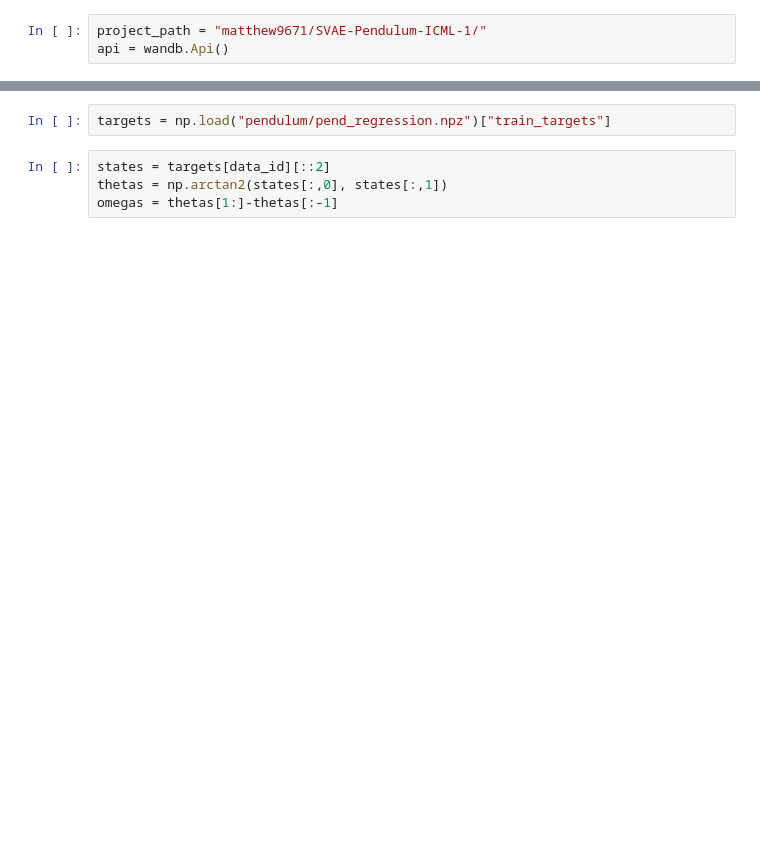
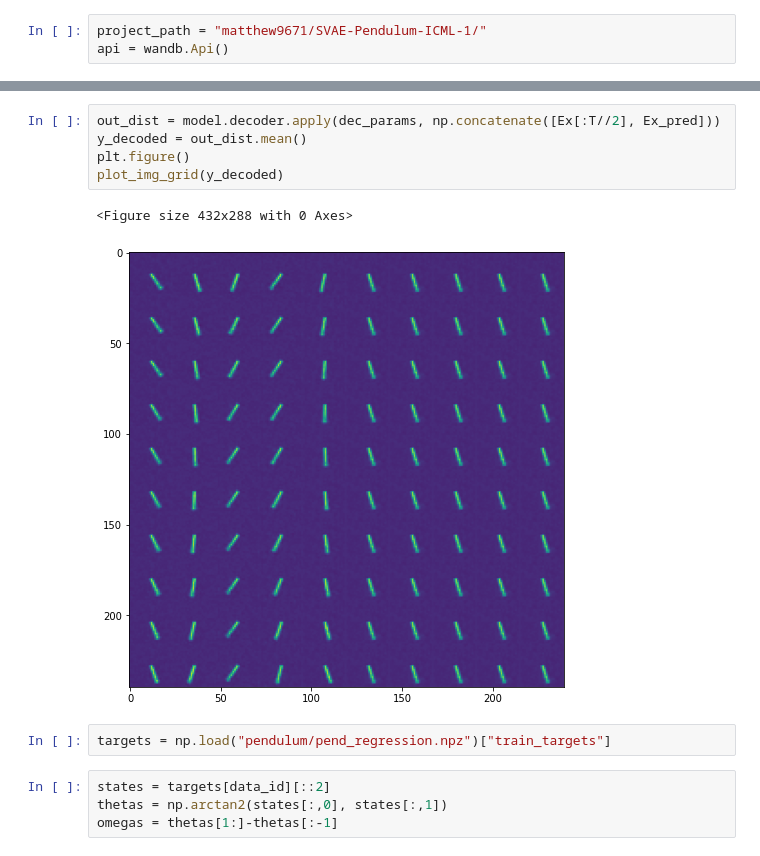
Before and after one commit to matthew9671/MattLab, a Jupyter notebook: Revisiting_SVAE.ipynb, the cells around one changed output, grey strips where cells are left out. Cells and saved outputs as stored; diff of their text form; blank space fills up the shorter version.

```diff
--- a/Revisiting_SVAE.ipynb
+++ b/Revisiting_SVAE.ipynb
@@ -3678,3 +3787,11 @@ for i in range(len(hs)):
+# %%
+out_dist = model.decoder.apply(dec_params, np.concatenate([Ex[:T//2], Ex_pred]))
+y_decoded = out_dist.mean()
+plt.figure()
+plot_img_grid(y_decoded)
+# %% [output]
+<Figure size 432x288 with 0 Axes>
+[figure, added]
 # %%
 targets = np.load("pendulum/pend_regression.npz")["train_targets"]
 # %%
```
Also changed, not shown: parts of 27 cells of this notebook.
